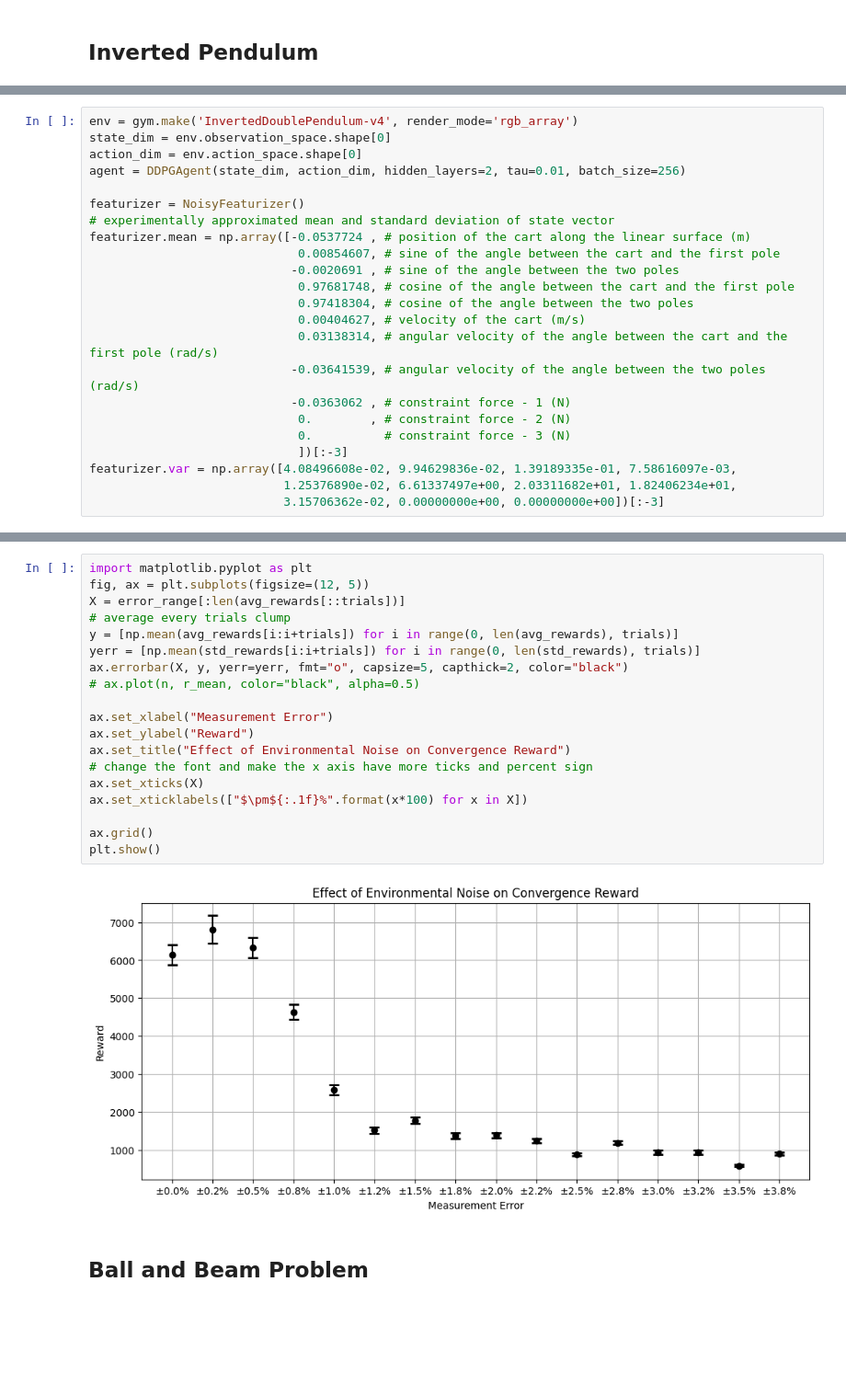
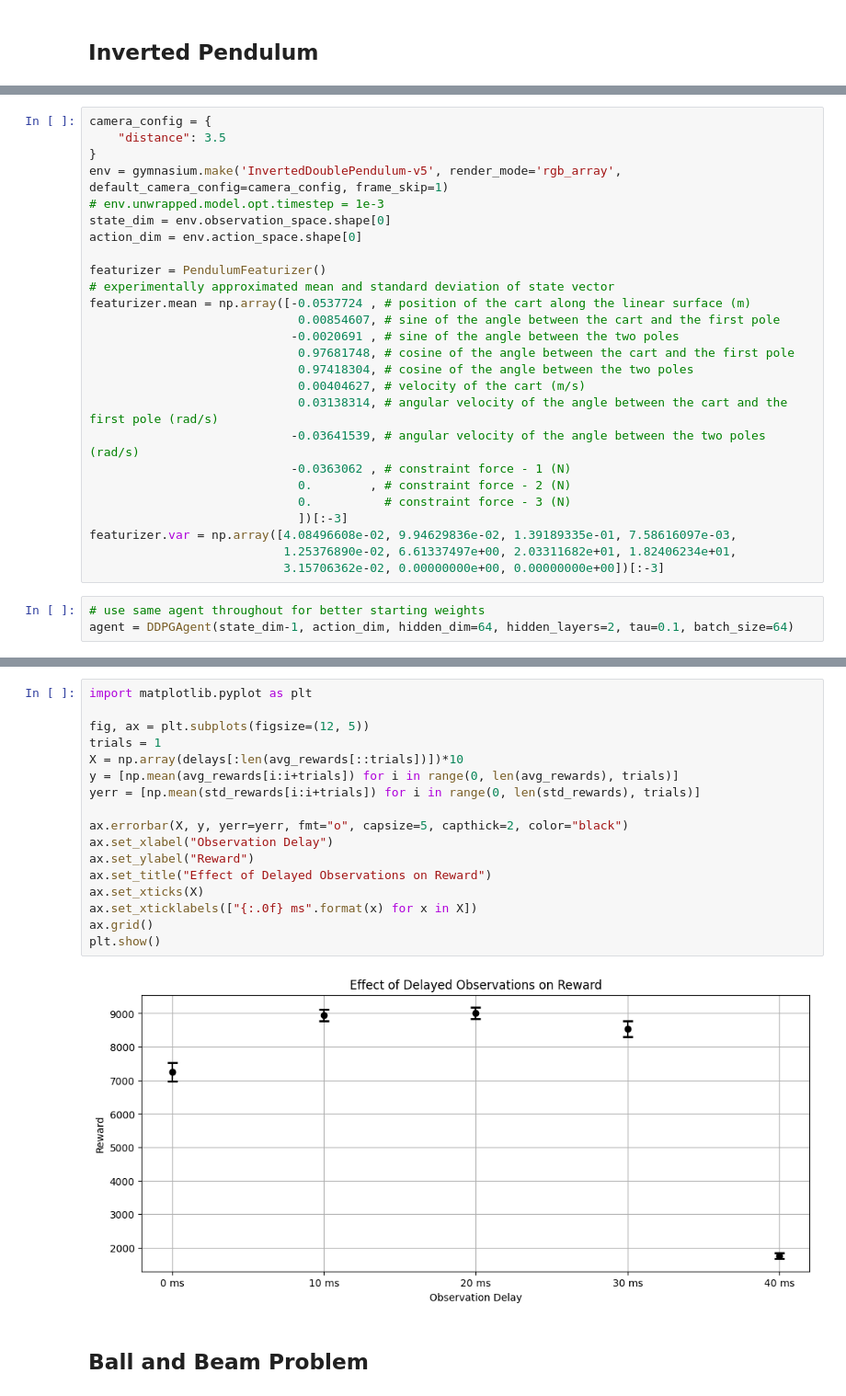
Before and after one commit to tachophobia/ISEF2425, a Jupyter notebook: Agents/test_agents.ipynb, the cells around one changed output, grey strips where cells are left out. Shown at 92% size. Cells and saved outputs as stored; diff of their text form; blank space fills up the shorter version.

Commit message:
basic time delay

```diff
--- a/Agents/test_agents.ipynb
+++ b/Agents/test_agents.ipynb
@@ -115,10 +105,13 @@ class NoisyFeaturizer(StandardScaler):
 # %%
-env = gym.make('InvertedDoublePendulum-v4', render_mode='rgb_array')
+camera_config = {
+    "distance": 3.5
+}
+env = gymnasium.make('InvertedDoublePendulum-v5', render_mode='rgb_array', default_camera_config=camera_config, frame_skip=1)
+# env.unwrapped.model.opt.timestep = 1e-3
 state_dim = env.observation_space.shape[0]
 action_dim = env.action_space.shape[0]
-agent = DDPGAgent(state_dim, action_dim, hidden_layers=2, tau=0.01, batch_size=256)
 
-featurizer = NoisyFeaturizer()
+featurizer = PendulumFeaturizer()
 # experimentally approximated mean and standard deviation of state vector
 featurizer.mean = np.array([-0.0537724 , # position of the cart along the linear surface (m)
                              0.00854607, # sine of the angle between the cart and the first pole
@@ -135,4 +128,7 @@ featurizer.mean = np.array([-0.0537724 , # position of the cart along the linear
 featurizer.var = np.array([4.08496608e-02, 9.94629836e-02, 1.39189335e-01, 7.58616097e-03,
                            1.25376890e-02, 6.61337497e+00, 2.03311682e+01, 1.82406234e+01,
                            3.15706362e-02, 0.00000000e+00, 0.00000000e+00])[:-3]
+# %%
+# use same agent throughout for better starting weights
+agent = DDPGAgent(state_dim-1, action_dim, hidden_dim=64, hidden_layers=2, tau=0.1, batch_size=64)
 # %%
@@ -208,24 +156,22 @@ array([0.    , 0.0025, 0.005 , 0.0075, 0.01  , 0.0125, 0.015 , 0.0175,
 # %%
 import matplotlib.pyplot as plt
+
 fig, ax = plt.subplots(figsize=(12, 5))
-X = error_range[:len(avg_rewards[::trials])]
-# average every trials clump
+trials = 1
+X = np.array(delays[:len(avg_rewards[::trials])])*10
 y = [np.mean(avg_rewards[i:i+trials]) for i in range(0, len(avg_rewards), trials)]
 yerr = [np.mean(std_rewards[i:i+trials]) for i in range(0, len(std_rewards), trials)]
+
 ax.errorbar(X, y, yerr=yerr, fmt="o", capsize=5, capthick=2, color="black")
-# ax.plot(n, r_mean, color="black", alpha=0.5)
-
-ax.set_xlabel("Measurement Error")
+ax.set_xlabel("Observation Delay")
 ax.set_ylabel("Reward")
-ax.set_title("Effect of Environmental Noise on Convergence Reward")
-# change the font and make the x axis have more ticks and percent sign
+ax.set_title("Effect of Delayed Observations on Reward")
 ax.set_xticks(X)
-ax.set_xticklabels(["$\pm${:.1f}%".format(x*100) for x in X])
-
+ax.set_xticklabels(["{:.0f} ms".format(x) for x in X])
 ax.grid()
 plt.show()
 # %% [output]
-[figure, old version]
+[figure, new version]
 # %% [markdown]
 ## Ball and Beam Problem
 # %%
```
Also changed, not shown: parts of 7 cells of this notebook, 1 other file.
